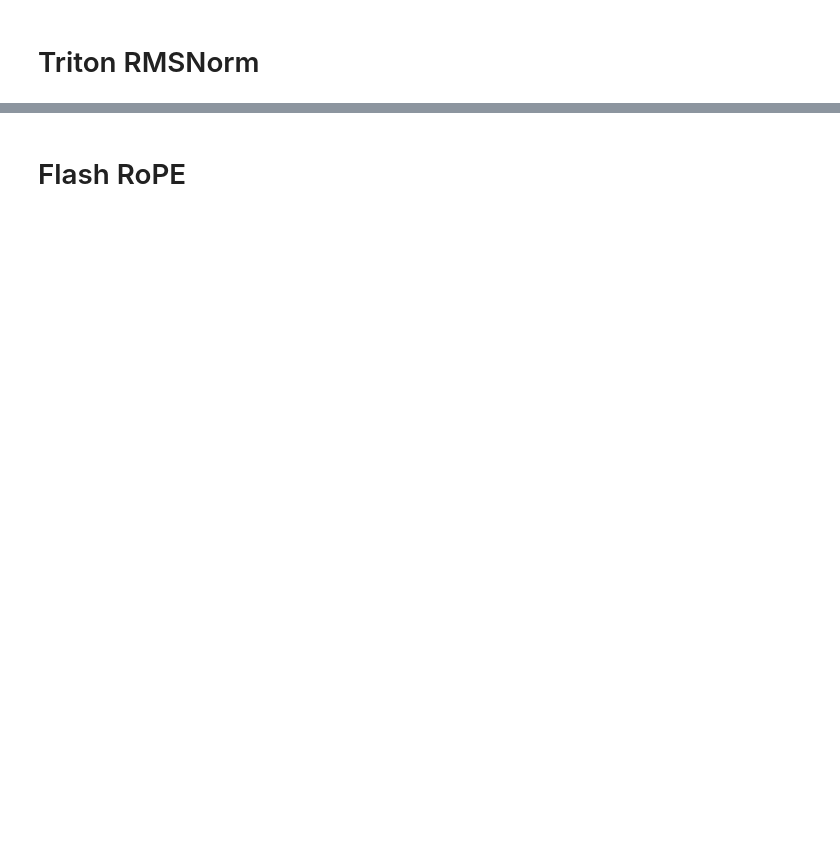
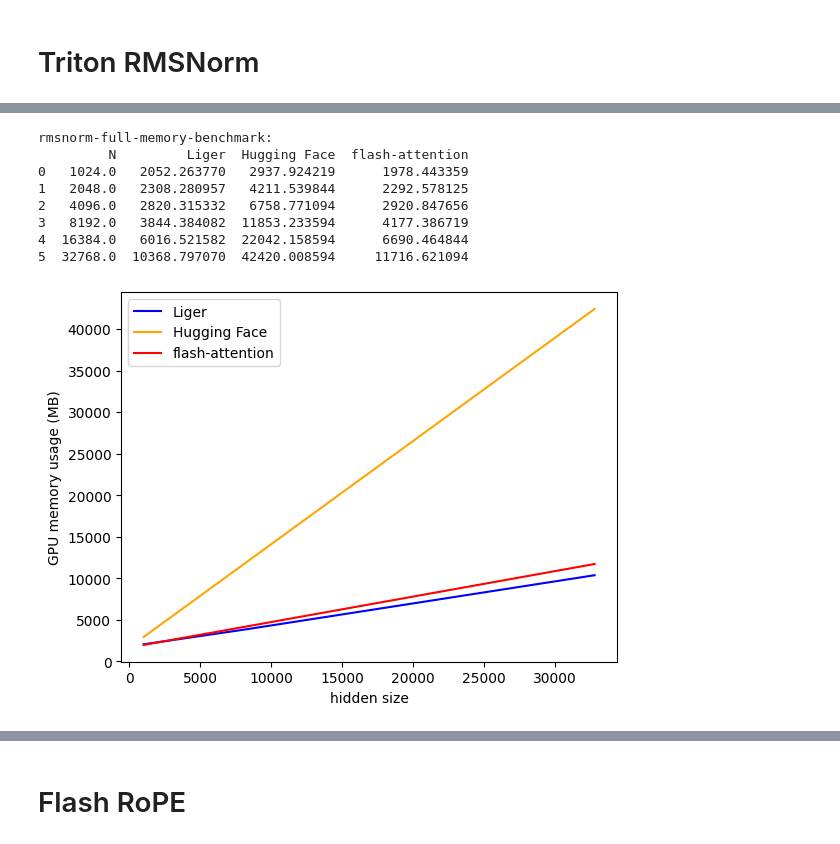
Before and after one commit to zzhhjjj/LLaMA, a Jupyter notebook: tools/benchmark/benchmark.ipynb, the cells around one changed output, grey strips where cells are left out. Saved outputs shown, nothing was run; the diff lists cells and outputs as text; code cells hidden in the pictures; blank space fills up the shorter version.

```diff
--- a/tools/benchmark/benchmark.ipynb
+++ b/tools/benchmark/benchmark.ipynb
@@ -502,3 +712,72 @@ class RMSNorm(nn.Module):
+# %%
+from typing import Callable
+
+def _test_memory(func: Callable, _iter: int = 10) -> float:
+    total_mem = []
+
+    for _ in range(_iter):
+        torch.cuda.memory.reset_peak_memory_stats()
+        func()
+        mem = torch.cuda.max_memory_allocated()
+        total_mem.append(mem)
+
+    return sum(total_mem) / len(total_mem)
+
+@triton.testing.perf_report(
+    [
+        triton.testing.Benchmark(
+            x_names=["N"],
+            x_vals=[2**i for i in range(10, 16)],
+            xlabel="hidden size",
+            line_arg="provider",
+            line_vals=["liger", "huggingface","flash-attention"],
+            line_names=["Liger", "Hugging Face", "flash-attention"],
+            styles=[("blue", "solid"), ("orange", "solid"), ("red", "solid")],
+            ylabel="GPU memory usage (MB)",
+            plot_name="rmsnorm-full-memory-benchmark",
+            args={"M": 2048, "dtype": torch.bfloat16, "mode": "full"},
+        )
+    ]
+)
+def bench_memory_rms_norm(M, N, dtype, provider, mode, eps=1e-5, device="cuda"):
+    x_shape = (8192*4, N)
+
+    triton_rms = LigerRMSNorm(hidden_size=N).to("cuda")
+    llama_rms = RMSNorm(hidden_size=N).to("cuda")
+    triton_rmsnorm = TritonRMSNorm(hidden_size=N).to("cuda")
+
+    x = torch.randn(x_shape, dtype=dtype, device="cuda")
+    dy = torch.randn_like(x)
+    x.requires_grad_(True)
+
+    # utility functions
+    def y_fwd():
+        if provider == "liger":
+            return triton_rms(x)
+        if provider == "huggingface":
+            return llama_rms(x)
+        if provider == "flash-attention":
+            return triton_rmsnorm(x)
+
+    def full():
+        y = y_fwd()
+        y.backward(dy, retain_graph=True)
+
+    mem = _test_memory(full)
+
+    return mem / 2**20
+
+bench_memory_rms_norm.run(save_path='', print_data=True)
+# %% [output]
+rmsnorm-full-memory-benchmark:
+         N         Liger  Hugging Face  flash-attention
+0   1024.0   2052.263770   2937.924219      1978.443359
+1   2048.0   2308.280957   4211.539844      2292.578125
+2   4096.0   2820.315332   6758.771094      2920.847656
+3   8192.0   3844.384082  11853.233594      4177.386719
+4  16384.0   6016.521582  22042.158594      6690.464844
+5  32768.0  10368.797070  42420.008594     11716.621094
+[figure, added]
 # %%
 # Setup
 torch.manual_seed(42)
```
Also changed, not shown: parts of 24 cells of this notebook.
